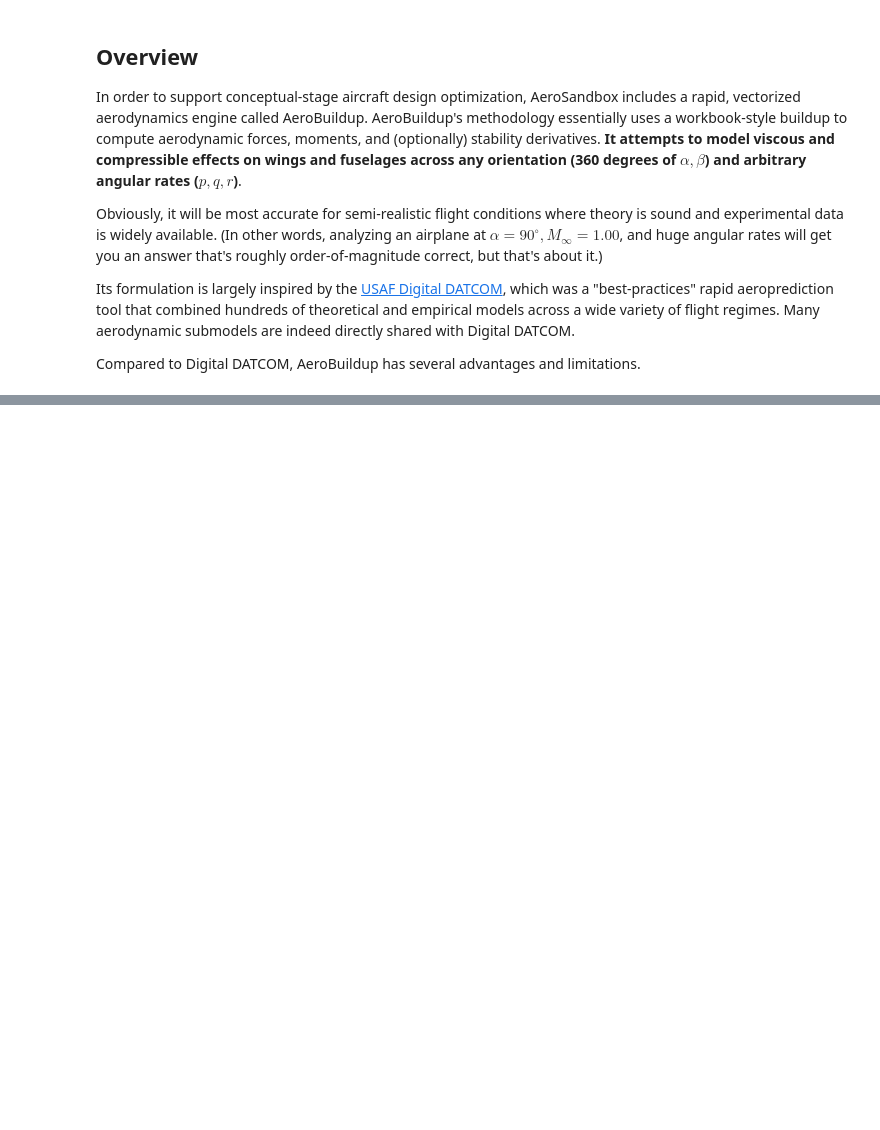
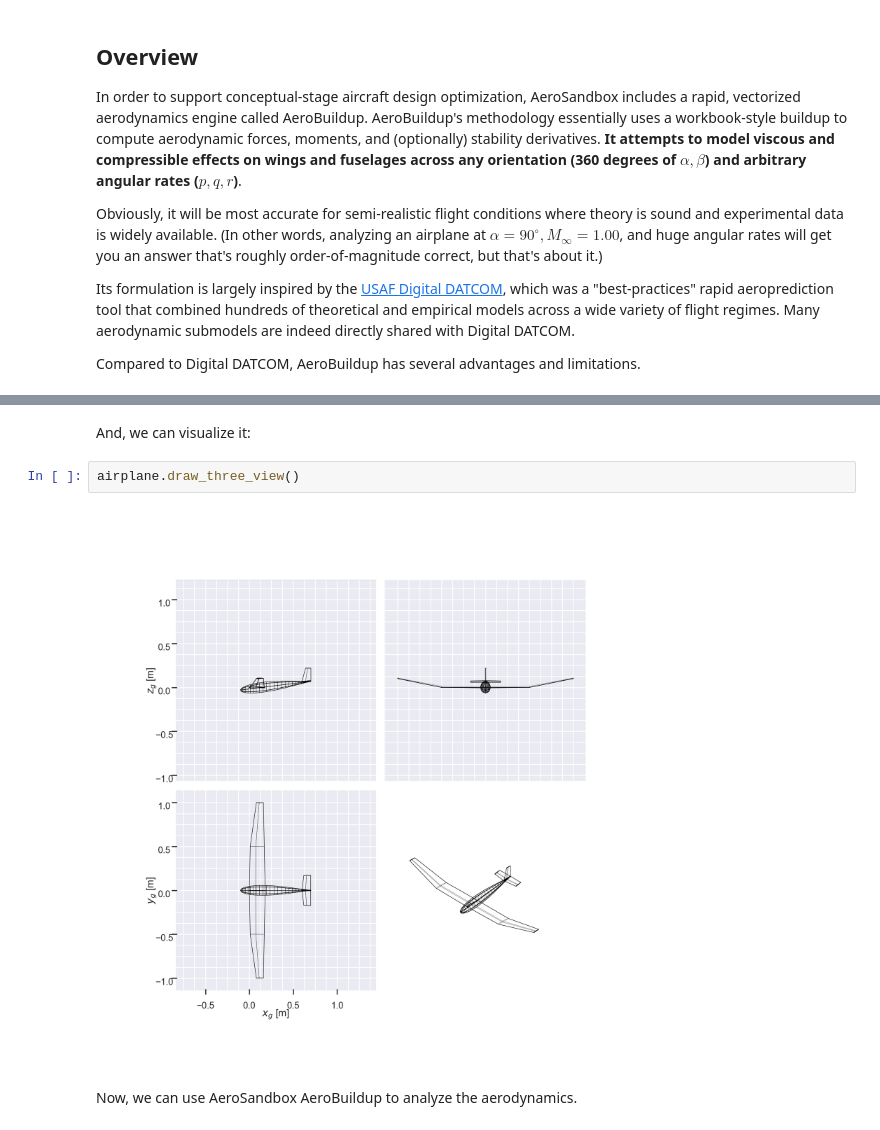
Before and after one commit to peterdsharpe/AeroSandbox, a Jupyter notebook: tutorial/06 - Aerodynamics/01 - AeroSandbox 3D Aerodynamics Tools/03 - AeroBuildup Aerodynamics Engine/01 - AeroBuildup Overview.ipynb, the cells around one changed output, grey strips where cells are left out. Drawn from its saved outputs; the diff is of its cells as text; blank space fills up the shorter version.

Commit message:
Add much more detail to AeroBuildup tutorial

```diff
--- a/tutorial/06 - Aerodynamics/01 - AeroSandbox 3D Aerodynamics Tools/03 - AeroBuildup Aerodynamics Engine/01 - AeroBuildup Overview.ipynb
+++ b/tutorial/06 - Aerodynamics/01 - AeroSandbox 3D Aerodynamics Tools/03 - AeroBuildup Aerodynamics Engine/01 - AeroBuildup Overview.ipynb
@@ -14,0 +128,8 @@ Compared to Digital DATCOM, AeroBuildup has several advantages and limitations.
+# %% [markdown]
+And, we can visualize it:
+# %%
+airplane.draw_three_view()
+# %% [output]
+[figure, added]
+# %% [markdown]
+Now, we can use AeroSandbox AeroBuildup to analyze the aerodynamics.
```
Also changed, not shown: parts of 22 cells of this notebook.
